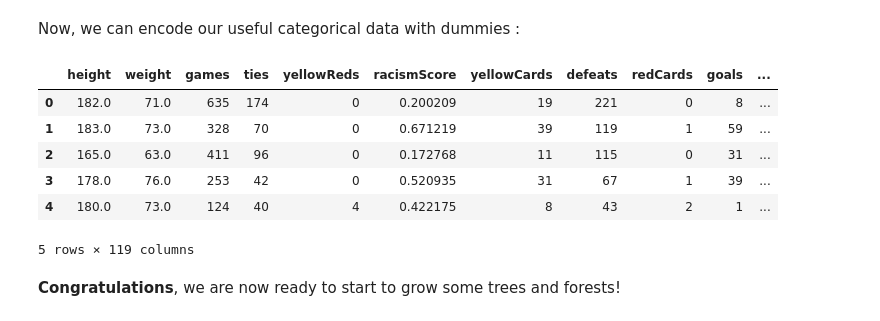
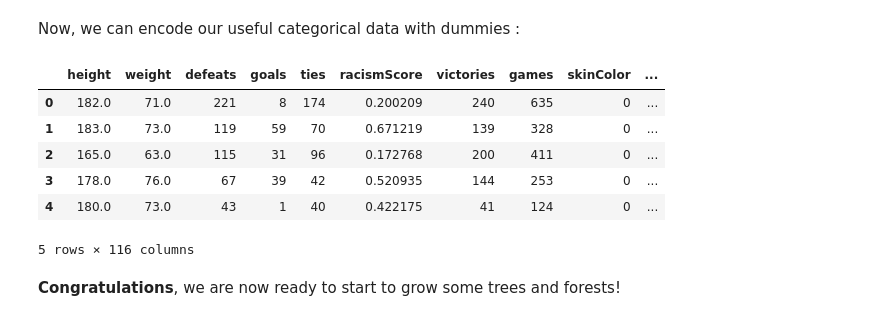
Before and after one commit to loistal/ADA_lab1, a Jupyter notebook: 04 - Applied ML/Football Players ML.ipynb, the cells around one changed output. Drawn from its saved outputs; the diff is of its cells as text; code cells hidden in the pictures.

```diff
--- a/04 - Applied ML/Football Players ML.ipynb
+++ b/04 - Applied ML/Football Players ML.ipynb
@@ -205,8 +205,12 @@ We can now define our new `racismScore attribute` :
 $$racismScore = (yellowCard + redCard) \times (newIAT + newExp) / 2 $$
 where $newIAT = meanIAT - min(meanIAT) + 1$ and $newExp = meanExp - min(meanExp) + 1$ in order to not modify the number of cards when the IAT and Exp values are minimum.
 # %%
+# Define the new feature
 newIAT = df['meanIAT'] - min(df['meanIAT']) + 1
 newExp = df['meanExp'] - min(df['meanExp']) + 1
 df['racismScore'] = (df['yellowCards'] + df['redCards']) * (newIAT + newExp) / 2
+
+# Drop cards related ones to not count them twice
+df = df.drop(['yellowCards', 'redCards', 'yellowReds'], axis = 1)
 # %% [markdown]
 ### Extracting Player Descriptions
@@ -216,8 +220,8 @@ Now that we have a way to caracterize racism, we want to drop referee informatio
 df = df.drop(['refNum', 'refCountry', 'Alpha_3', 'meanIAT', 'nIAT', 'seIAT', 'meanExp', 'nExp', 'seExp'], axis = 1)
 
 # Define the functions used to aggregate data
-funcs = {'games': sum, 'victories': sum, 'ties': sum, 'defeats': sum, 'goals': sum, 'yellowCards': sum,
-        'yellowReds': sum, 'redCards': sum, 'rater1': np.mean, 'rater2': np.mean, 'racismScore': np.mean}
+funcs = {'games': sum, 'victories': sum, 'ties': sum, 'defeats': sum, 'goals': sum,
+         'rater1': np.mean, 'rater2': np.mean, 'racismScore': np.mean}
 
 # Aggregate player attributes
 groupby_cols = ['playerShort', 'player', 'club', 'leagueCountry', 'birthday', 'height', 'weight', 'position', 'photoID']
@@ -226,6 +230,7 @@ df = df.groupby(groupby_cols).agg(funcs).reset_index()
 # Average the raters
 df['skinColor'] = (df['rater1'] + df['rater2']) / 2
 df = df.drop(['rater1', 'rater2'], axis = 1)
+df['skinColor'] = df['skinColor'].apply(lambda x : 0 if x < 0.5 else 1)
 
 df.head(5)
 # %% [output]
@@ -248,21 +253,16 @@ Now, we can encode our useful categorical data with dummies :
 # %%
 # Convert categorical data to dummy variables
 df = pd.get_dummies(df, columns=['club', 'leagueCountry', 'position'])
 
-# Encode the skin color with labels
-from sklearn import preprocessing
-le = preprocessing.LabelEncoder()
-df['skinColor'] = le.fit_transform(df['skinColor'])
-
 df.head(5)
 # %% [output]
-|  | height | weight | games | ties | yellowReds | racismScore | yellowCards | defeats | redCards | goals | ... |
-| 0 | 182.0 | 71.0 | 635 | 174 | 0 | 0.200209 | 19 | 221 | 0 | 8 | ... |
-| 1 | 183.0 | 73.0 | 328 | 70 | 0 | 0.671219 | 39 | 119 | 1 | 59 | ... |
-| 2 | 165.0 | 63.0 | 411 | 96 | 0 | 0.172768 | 11 | 115 | 0 | 31 | ... |
-| 3 | 178.0 | 76.0 | 253 | 42 | 0 | 0.520935 | 31 | 67 | 1 | 39 | ... |
-| 4 | 180.0 | 73.0 | 124 | 40 | 4 | 0.422175 | 8 | 43 | 2 | 1 | ... |
+|  | height | weight | defeats | goals | ties | racismScore | victories | games | skinColor | ... |
+| 0 | 182.0 | 71.0 | 221 | 8 | 174 | 0.200209 | 240 | 635 | 0 | ... |
+| 1 | 183.0 | 73.0 | 119 | 59 | 70 | 0.671219 | 139 | 328 | 0 | ... |
+| 2 | 165.0 | 63.0 | 115 | 31 | 96 | 0.172768 | 200 | 411 | 0 | ... |
+| 3 | 178.0 | 76.0 | 67 | 39 | 42 | 0.520935 | 144 | 253 | 0 | ... |
+| 4 | 180.0 | 73.0 | 43 | 1 | 40 | 0.422175 | 41 | 124 | 0 | ... |
-5 rows × 119 columns
+5 rows × 116 columns
 # %% [markdown]
 **Congratulations**, we are now ready to start to grow some trees and forests!
 # %% [markdown]
```
Also changed, not shown: parts of 10 cells of this notebook.
